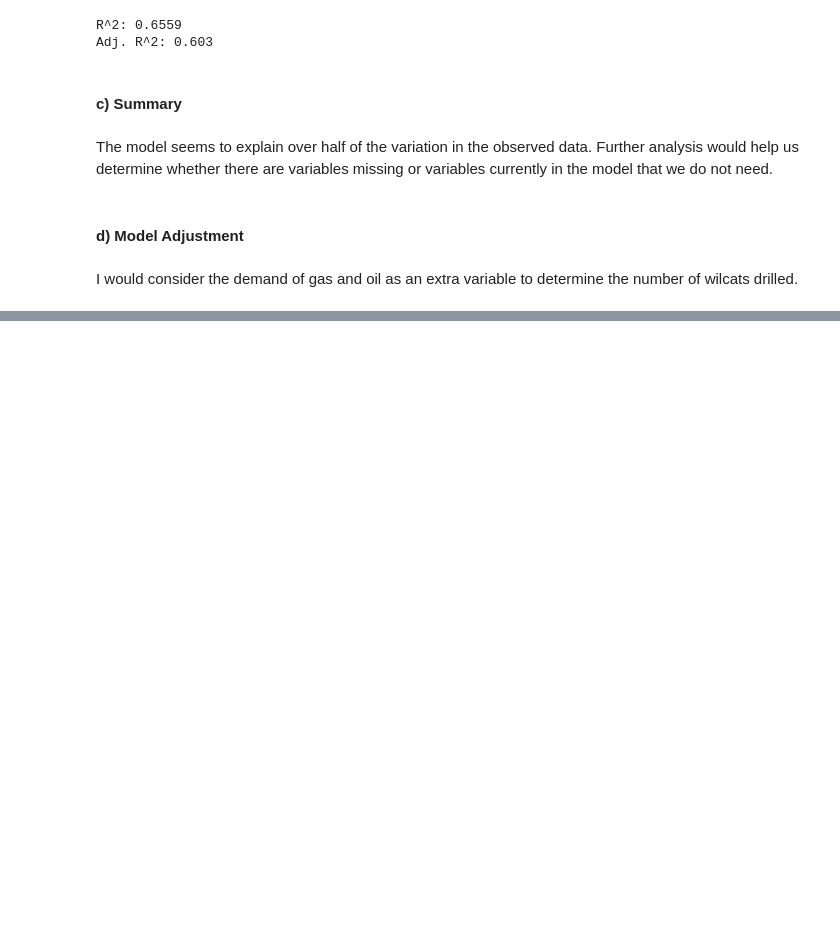
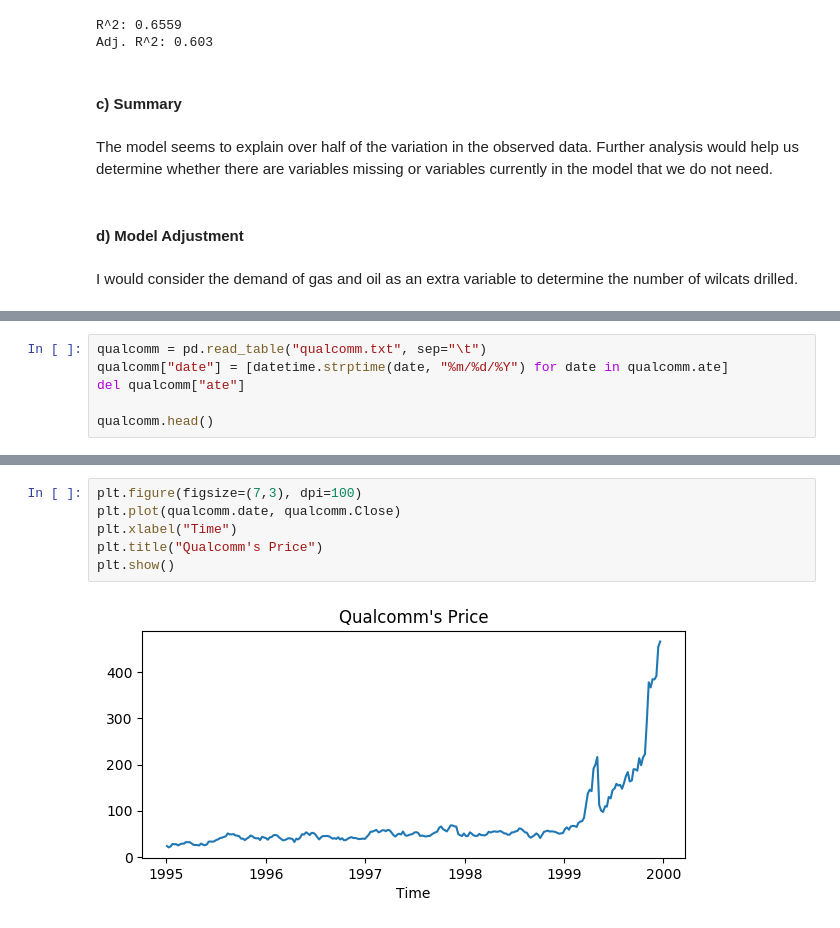
Before and after one commit to gerdm/UMA, a Jupyter notebook: econometrics/Homework 2.ipynb, the cells around one changed output, grey strips where cells are left out. Saved outputs shown, nothing was run; the diff lists cells and outputs as text; blank space fills up the shorter version.

Commit message:
added tables; new exercises

```diff
--- a/econometrics/Homework 2.ipynb
+++ b/econometrics/Homework 2.ipynb
@@ -215,0 +272,6 @@ I would consider the demand of gas and oil as an extra variable to determine the
+# %%
+qualcomm = pd.read_table("qualcomm.txt", sep="\t")
+qualcomm["date"] = [datetime.strptime(date, "%m/%d/%Y") for date in qualcomm.ate]
+del qualcomm["ate"]
+
+qualcomm.head()
@@ -215,0 +285,8 @@ I would consider the demand of gas and oil as an extra variable to determine the
+# %%
+plt.figure(figsize=(7,3), dpi=100)
+plt.plot(qualcomm.date, qualcomm.Close)
+plt.xlabel("Time")
+plt.title("Qualcomm's Price")
+plt.show()
+# %% [output]
+[figure, added]
```
Also changed, not shown: parts of 25 cells of this notebook, 2 other files.
